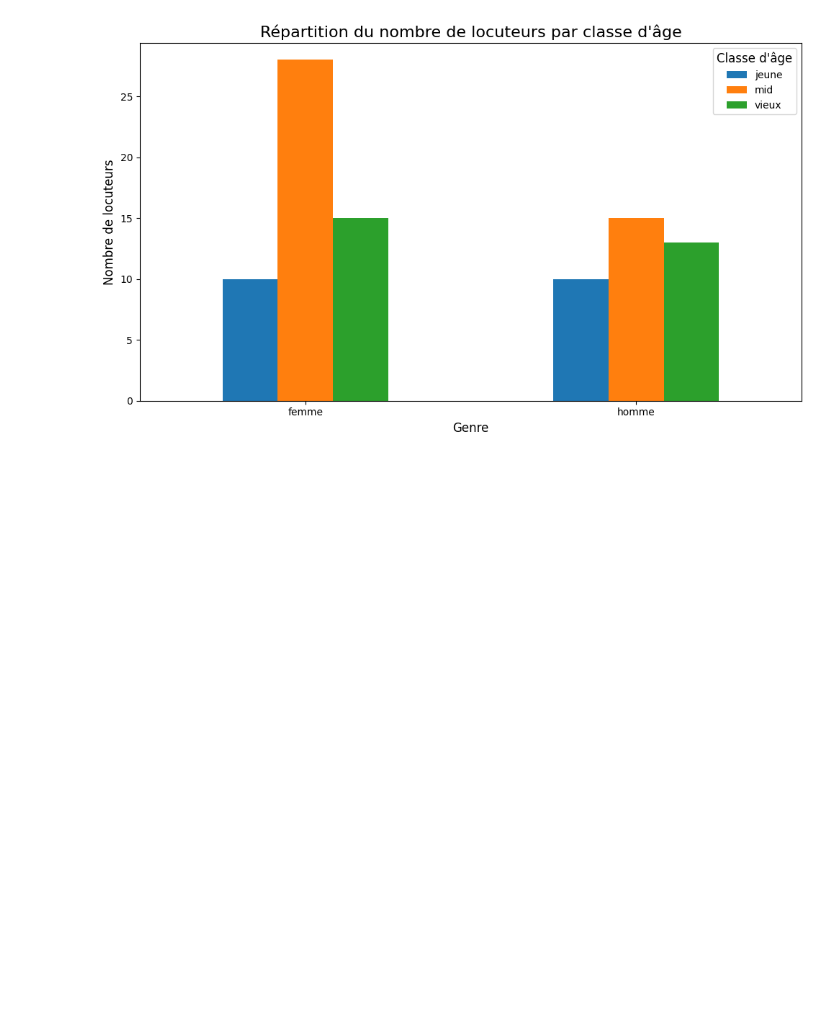
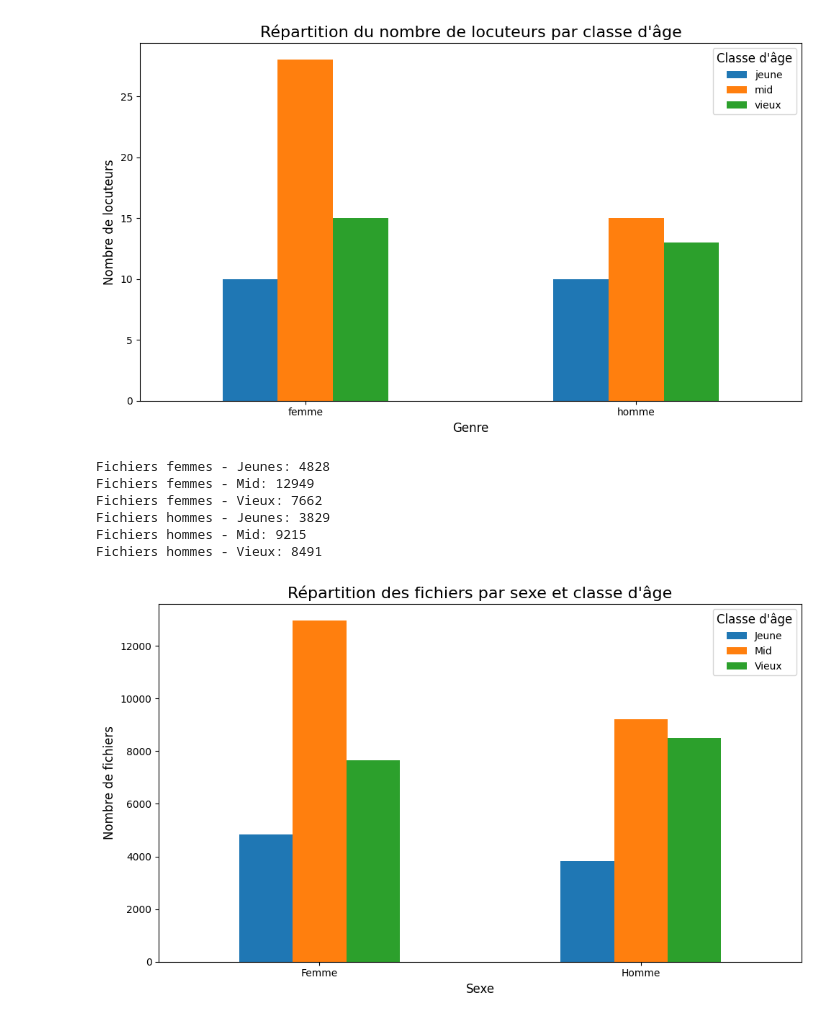
Before and after one commit to Lise-Brisset/projet_cnn_age, a Jupyter notebook: explo_donne.ipynb, the cells around one changed output. Saved outputs shown, nothing was run; the diff lists cells and outputs as text; code cells hidden in the pictures; blank space fills up the shorter version.

Commit message:
ajout de la figure du nb total de fichiers par catégorie

```diff
--- a/explo_donne.ipynb
+++ b/explo_donne.ipynb
@@ -89,3 +89,66 @@ plt.tight_layout()
 plt.show()
 # %% [output]
 [figure]
+# %%
+# répartition des fichiers par classe d'age et par sex :
+chemin_fichiers_femme = "/media/lise/SMARTDISK/BrissetLise_M2TAL_age/xvectors_4sec/femme/*/*/*.pt"
+chemin_fichiers_homme = "/media/lise/SMARTDISK/BrissetLise_M2TAL_age/xvectors_4sec/homme/*/*/*.pt"
+
+import glob
+
+fichiers_femme = glob.glob(chemin_fichiers_femme)
+fichiers_hommes = glob.glob(chemin_fichiers_homme)
+
+fichiers_jeunes_femme = len([fichier for fichier in fichiers_femme if 'jeune' in fichier])
+fichiers_mid_femme = len([fichier for fichier in fichiers_femme if 'mid' in fichier])
+fichiers_vieux_femme = len([fichier for fichier in fichiers_femme if 'vieux' in fichier])
+
+fichiers_jeunes_homme = len([fichier for fichier in fichiers_hommes if 'jeune' in fichier])
+fichiers_mid_homme = len([fichier for fichier in fichiers_hommes if 'mid' in fichier])
+fichiers_vieux_homme = len([fichier for fichier in fichiers_hommes if 'vieux' in fichier])
+
+# Affichage des comptages pour vérification
+print("Fichiers femmes - Jeunes:", fichiers_jeunes_femme)
+print("Fichiers femmes - Mid:", fichiers_mid_femme)
+print("Fichiers femmes - Vieux:", fichiers_vieux_femme)
+print("Fichiers hommes - Jeunes:", fichiers_jeunes_homme)
+print("Fichiers hommes - Mid:", fichiers_mid_homme)
+print("Fichiers hommes - Vieux:", fichiers_vieux_homme)
+
+# Création d'un DataFrame
+data = {
+    'Classe d\'âge': ['Jeune', 'Mid', 'Vieux'],
+    'Femme': [fichiers_jeunes_femme, fichiers_mid_femme, fichiers_vieux_femme],
+    'Homme': [fichiers_jeunes_homme, fichiers_mid_homme, fichiers_vieux_homme]
+}
+
+df = pd.DataFrame(data)
+
+# Réorganiser le DataFrame pour avoir le sexe en abscisse
+df_melted = df.melt(id_vars='Classe d\'âge', var_name='Sexe', value_name='Nombre de fichiers')
+
+# Tracer le graphique en barres
+ax = df_melted.pivot(index='Sexe', columns='Classe d\'âge', values='Nombre de fichiers').plot(kind='bar', figsize=(10, 6))
+
+# Ajouter des labels et un titre
+ax.set_title("Répartition des fichiers par sexe et classe d'âge", fontsize=16)
+ax.set_xlabel("Sexe", fontsize=12)
+ax.set_ylabel("Nombre de fichiers", fontsize=12)
+
+# Ajouter une légende
+ax.legend(title="Classe d'âge", fontsize=10, title_fontsize=12)
+
+# Rotation des labels de l'axe x pour une meilleure visibilité
+plt.xticks(rotation=0)
+
+# Afficher le graphique
+plt.tight_layout()
+plt.show()
+# %% [output]
+Fichiers femmes - Jeunes: 4828
+Fichiers femmes - Mid: 12949
+Fichiers femmes - Vieux: 7662
+Fichiers hommes - Jeunes: 3829
+Fichiers hommes - Mid: 9215
+Fichiers hommes - Vieux: 8491
+[figure, added]
```
Also changed, not shown: 1 other file.
